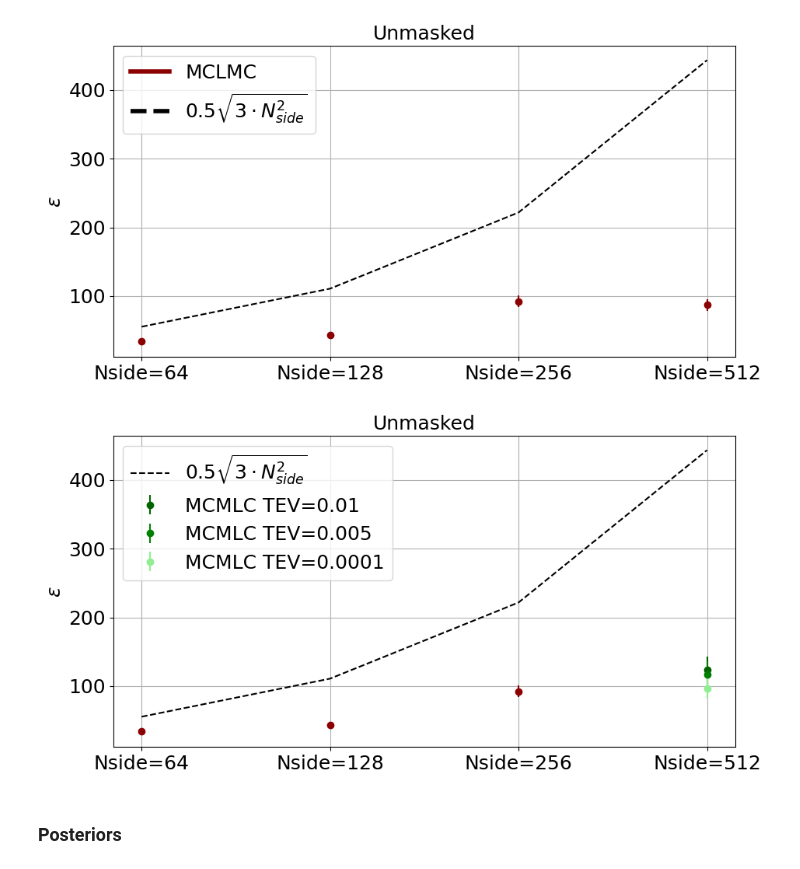
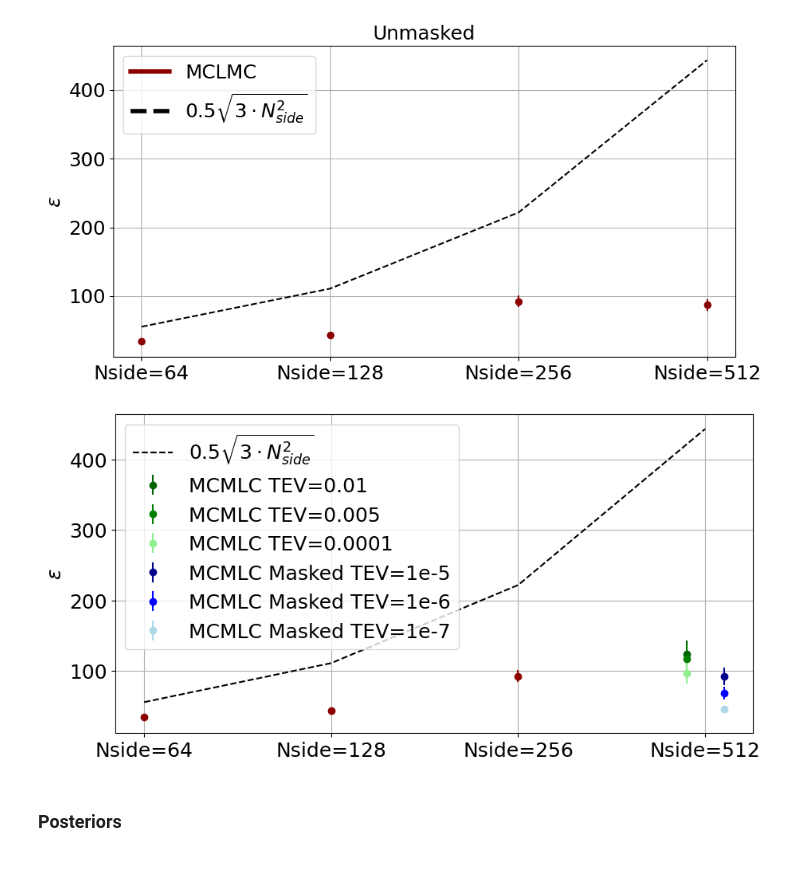
Before and after one commit to JaimeRZP/CMBLensingInferenceTestProblem, a Jupyter notebook: plotting/plotting_noHMC.ipynb, the cells around one changed output. Saved outputs shown, nothing was run; the diff lists cells and outputs as text; code cells hidden in the pictures.

```diff
--- a/plotting/plotting_noHMC.ipynb
+++ b/plotting/plotting_noHMC.ipynb
@@ -275,6 +273,10 @@ eps_512_m, eps_512_s = np.mean(MCHMC_hyperparams_512["eps"]), np.std(MCHMC_hyper
 eps_512_01_m, eps_512_01_s = np.mean(MCHMC_hyperparams_512_TEV_01["eps"]), np.std(MCHMC_hyperparams_512_TEV_01["eps"])
 eps_512_005_m, eps_512_005_s = np.mean(MCHMC_hyperparams_512_TEV_005["eps"]), np.std(MCHMC_hyperparams_512_TEV_005["eps"])
 eps_512_0001_m, eps_512_0001_s = np.mean(MCHMC_hyperparams_512_TEV_0001["eps"]), np.std(MCHMC_hyperparams_512_TEV_0001["eps"])
+# %%
+eps_512_masked_one5_m, eps_512_masked_one5_s = np.mean(MCHMC_hyperparams_masked_512_TEV_one5['eps']), np.std(MCHMC_hyperparams_masked_512_TEV_one5['eps'])
+eps_512_masked_one6_m, eps_512_masked_one6_s = np.mean(MCHMC_hyperparams_masked_512_TEV_one6['eps']), np.std(MCHMC_hyperparams_masked_512_TEV_one6['eps'])
+eps_512_masked_one7_m, eps_512_masked_one7_s = np.mean(MCHMC_hyperparams_masked_512_TEV_one7['eps']), np.std(MCHMC_hyperparams_masked_512_TEV_one7['eps'])
 # %%
 X = 0.2
 fig = plt.figure(figsize=(8,4))
@@ -303,30 +305,33 @@ plt.show()
 # %%
 X = 0.2
 fig = plt.figure(figsize=(8,4))
 ax = fig.add_axes([0,0,1,1])
 
 plt.errorbar(X, eps_64_m, yerr=eps_64_s, fmt='o', color='darkred')
 plt.errorbar(X + 1, eps_128_m, yerr=eps_128_s, fmt='o', color='darkred')
 plt.errorbar(X + 2, eps_256_m, yerr=eps_256_s, fmt='o', color='darkred')
 
-plt.errorbar(X + 3, eps_512_01_m, yerr=eps_512_01_s, fmt='o', color='darkgreen', label="MCMLC TEV=0.01")
-plt.errorbar(X + 3, eps_512_005_m, yerr=eps_512_005_s, fmt='o', color='green', label="MCMLC TEV=0.005")
-plt.errorbar(X + 3, eps_512_0001_m, yerr=eps_512_0001_s, fmt='o', color='lightgreen', label="MCMLC TEV=0.0001")
+plt.errorbar(X + 3-0.1, eps_512_01_m, yerr=eps_512_01_s, fmt='o', color='darkgreen', label="MCMLC TEV=0.01")
+plt.errorbar(X + 3-0.1, eps_512_005_m, yerr=eps_512_005_s, fmt='o', color='green', label="MCMLC TEV=0.005")
+plt.errorbar(X + 3-0.1, eps_512_0001_m, yerr=eps_512_0001_s, fmt='o', color='lightgreen', label="MCMLC TEV=0.0001")
+
+plt.errorbar(X + 3.1, eps_512_masked_one5_m, yerr=eps_512_masked_one5_s, fmt='o', color='darkblue', label="MCMLC Masked TEV=1e-5")
+plt.errorbar(X + 3.1, eps_512_masked_one6_m, yerr=eps_512_masked_one6_s, fmt='o', color='blue', label="MCMLC Masked TEV=1e-6")
+plt.errorbar(X + 3.1, eps_512_masked_one7_m, yerr=eps_512_masked_one7_s, fmt='o', color='lightblue', label="MCMLC Masked TEV=1e-7")
 
 plt.plot([X, X+1, X+2, X+3], [np.sqrt(3*64**2)/2, np.sqrt(3*128**2)/2, np.sqrt(3*256**2)/2, np.sqrt(3*512**2)/2],
         color='black', linestyle='--', label= r'$0.5 \sqrt{3 \cdot N_{side}^2}$')
 
 plt.ylabel(r"$\epsilon$")
 plt.xticks(np.array([X, X+1, X+2, X+3]).flatten(),
            np.array([['Nside=64'], ['Nside=128'], ['Nside=256'], ['Nside=512']]).flatten())
 plt.grid()
-plt.title("Unmasked")
 
 plt.legend()
 #plt.savefig("/mnt/c/Users/jaime/Desktop/mchmc_lensing/ESS_comp.pdf", bbox_inches='tight')
 plt.show()
 # %% [output]
-[figure, old version]
+[figure, new version]
 # %% [markdown]
 ### Posteriors
 # %%
```
Also changed, not shown: parts of 11 cells of this notebook.
